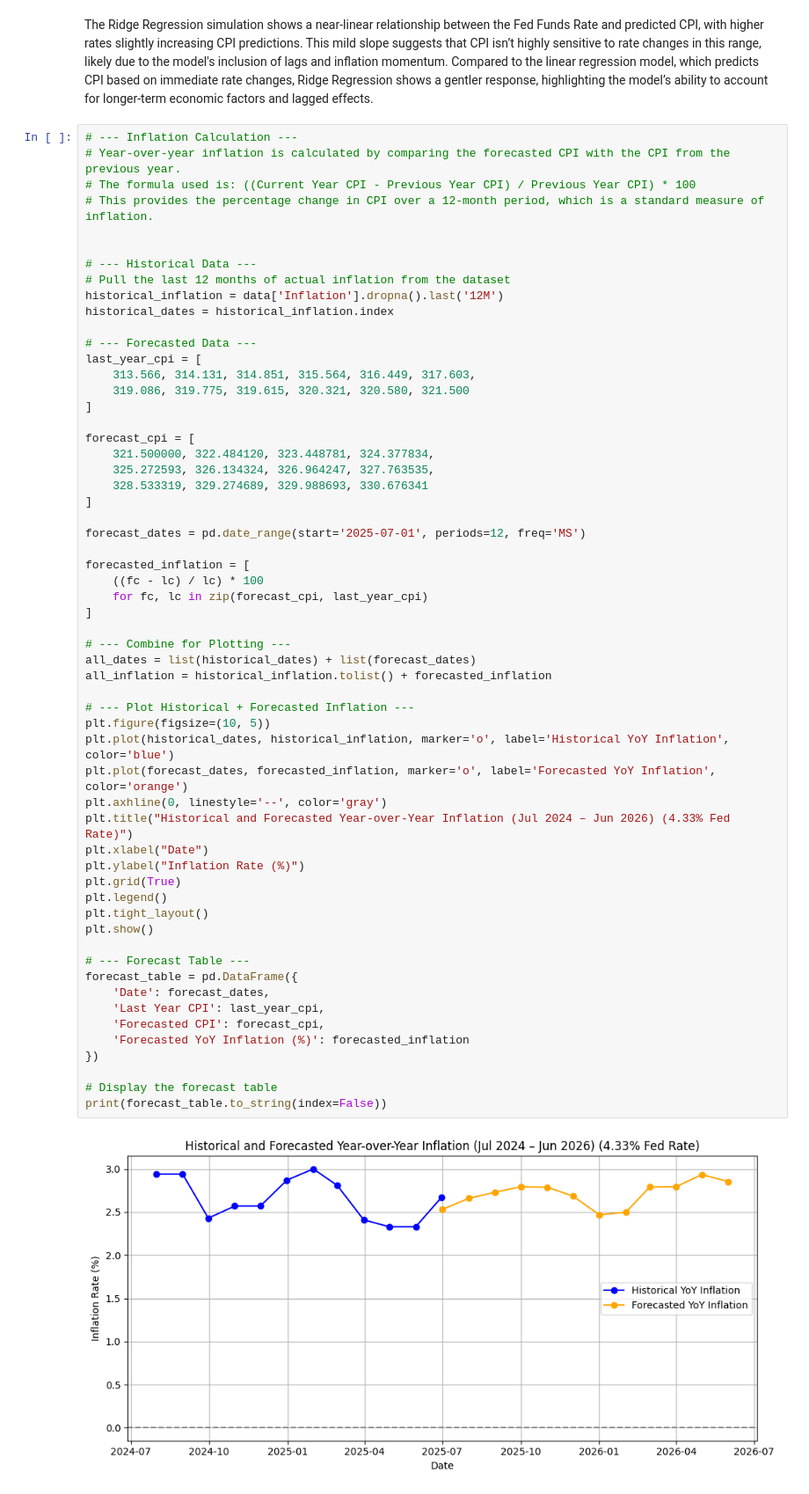
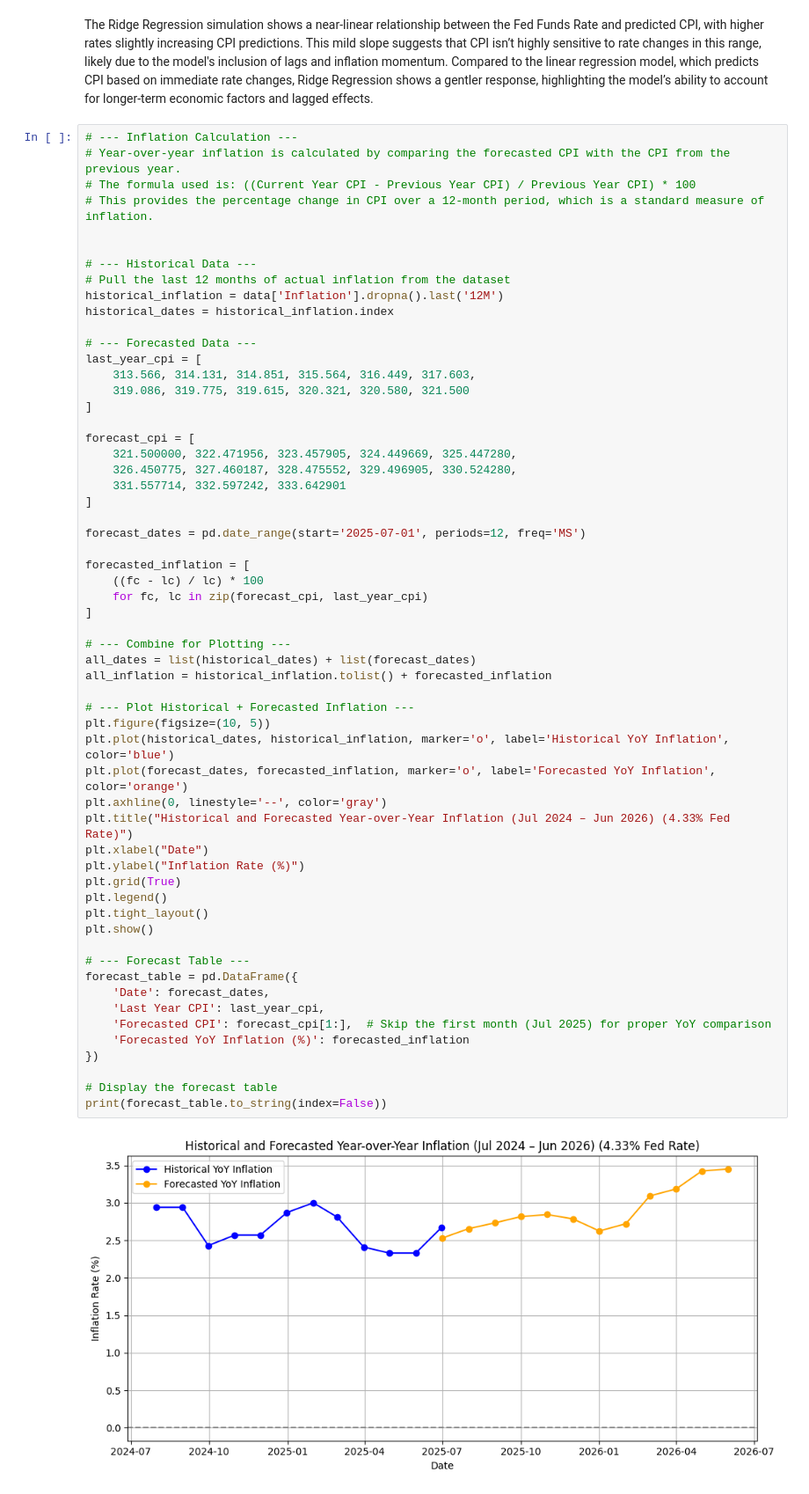
Before and after one commit to stephenliao08/CapstoneProject2, a Jupyter notebook: Capstone Project 2 (Final).ipynb, the cells around one changed output. Shown at 88% size. Saved outputs shown, nothing was run; the diff lists cells and outputs as text.

```diff
--- a/Capstone Project 2 (Final).ipynb
+++ b/Capstone Project 2 (Final).ipynb
@@ -747,9 +796,9 @@ last_year_cpi = [
 ]
 
 forecast_cpi = [
-    321.500000, 322.484120, 323.448781, 324.377834,
-    325.272593, 326.134324, 326.964247, 327.763535,
-    328.533319, 329.274689, 329.988693, 330.676341
+    321.500000, 322.471956, 323.457905, 324.449669, 325.447280,
+    326.450775, 327.460187, 328.475552, 329.496905, 330.524280,
+    331.557714, 332.597242, 333.642901
 ]
 
 forecast_dates = pd.date_range(start='2025-07-01', periods=12, freq='MS')
@@ -759,33 +808,33 @@ forecasted_inflation = [
     for fc, lc in zip(forecast_cpi, last_year_cpi)
 ]
 
 # --- Combine for Plotting ---
 all_dates = list(historical_dates) + list(forecast_dates)
 all_inflation = historical_inflation.tolist() + forecasted_inflation
 
 # --- Plot Historical + Forecasted Inflation ---
 plt.figure(figsize=(10, 5))
 plt.plot(historical_dates, historical_inflation, marker='o', label='Historical YoY Inflation', color='blue')
 plt.plot(forecast_dates, forecasted_inflation, marker='o', label='Forecasted YoY Inflation', color='orange')
 plt.axhline(0, linestyle='--', color='gray')
 plt.title("Historical and Forecasted Year-over-Year Inflation (Jul 2024 – Jun 2026) (4.33% Fed Rate)")
 plt.xlabel("Date")
 plt.ylabel("Inflation Rate (%)")
 plt.grid(True)
 plt.legend()
 plt.tight_layout()
 plt.show()
 
 # --- Forecast Table ---
 forecast_table = pd.DataFrame({
     'Date': forecast_dates,
     'Last Year CPI': last_year_cpi,
-    'Forecasted CPI': forecast_cpi,
+    'Forecasted CPI': forecast_cpi[1:],  # Skip the first month (Jul 2025) for proper YoY comparison
     'Forecasted YoY Inflation (%)': forecasted_inflation
 })
 
 # Display the forecast table
 print(forecast_table.to_string(index=False))
 # %% [output]
-[figure, old version]
+[figure, new version]
       Date  Last Year CPI  Forecasted CPI  Forecasted YoY Inflation (%)
```
Also changed, not shown: parts of 16 cells of this notebook.
